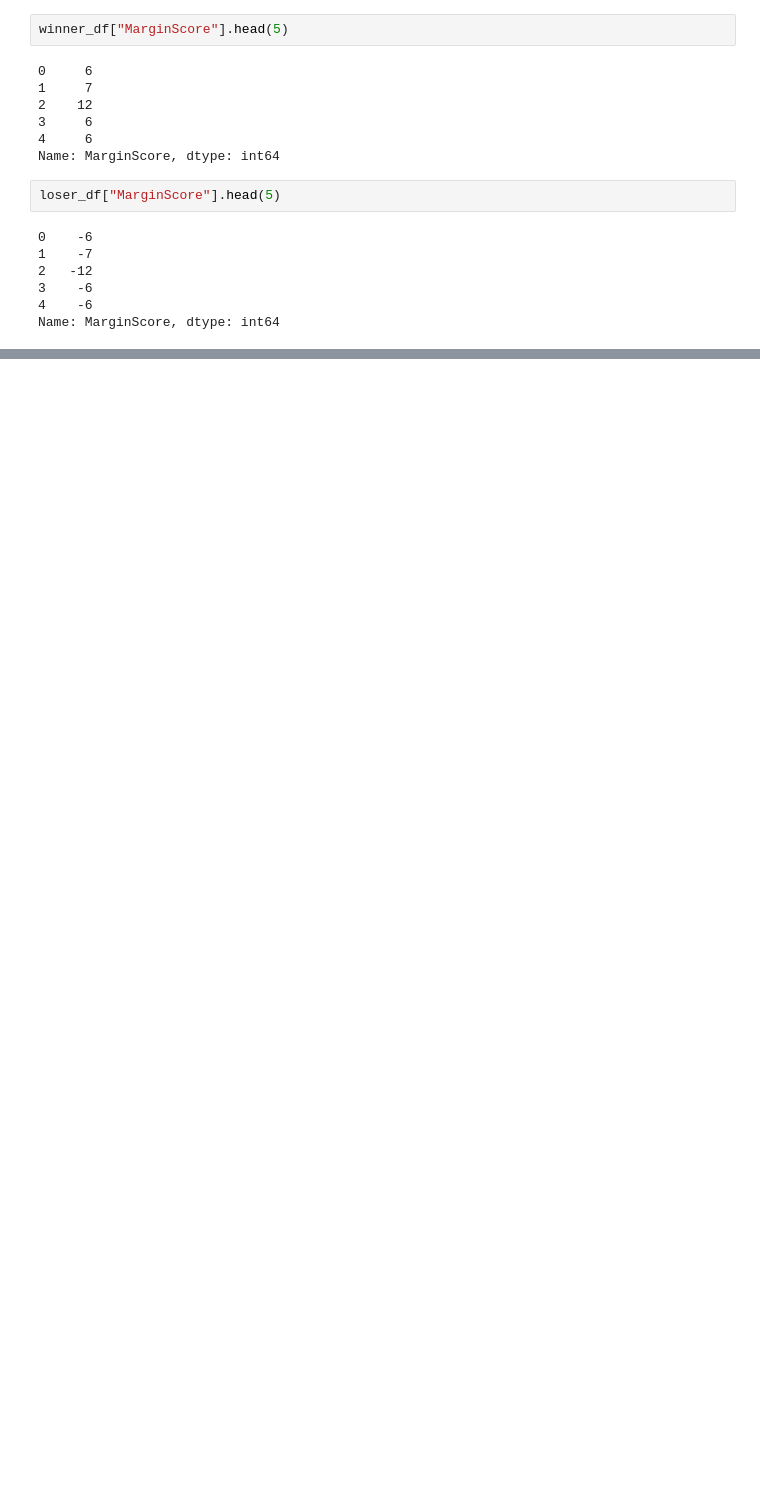
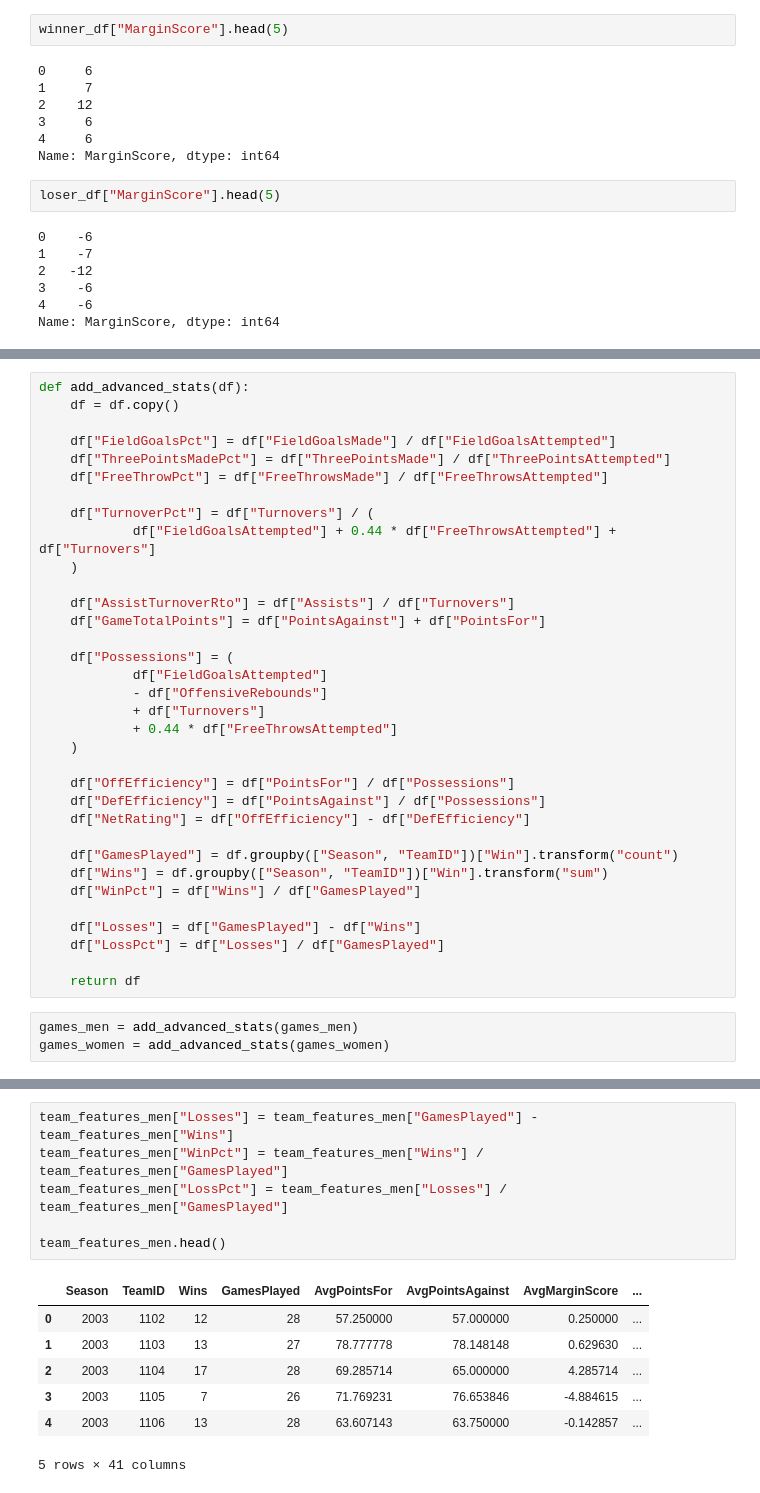
Before and after one commit to Barderus/MarchMadness-Kaggle, a Jupyter notebook: notebooks/EDA.ipynb, the cells around one changed output, grey strips where cells are left out. Saved outputs shown, nothing was run; the diff lists cells and outputs as text; blank space fills up the shorter version.

Commit message:
- Added women's features - Create a function to calculate all the advanced stats for both df - Added conference info to the df as well

```diff
--- a/notebooks/EDA.ipynb
+++ b/notebooks/EDA.ipynb
@@ -543,0 +367,37 @@ games_men["GamesPlayed"] = games_men.groupby(["Season", "TeamID"])["Win"].transf
+# %%
+def add_advanced_stats(df):
+    df = df.copy()
+
+    df["FieldGoalsPct"] = df["FieldGoalsMade"] / df["FieldGoalsAttempted"]
+    df["ThreePointsMadePct"] = df["ThreePointsMade"] / df["ThreePointsAttempted"]
+    df["FreeThrowPct"] = df["FreeThrowsMade"] / df["FreeThrowsAttempted"]
+
+    df["TurnoverPct"] = df["Turnovers"] / (
+            df["FieldGoalsAttempted"] + 0.44 * df["FreeThrowsAttempted"] + df["Turnovers"]
+    )
+
+    df["AssistTurnoverRto"] = df["Assists"] / df["Turnovers"]
+    df["GameTotalPoints"] = df["PointsAgainst"] + df["PointsFor"]
+
+    df["Possessions"] = (
+            df["FieldGoalsAttempted"]
+            - df["OffensiveRebounds"]
+            + df["Turnovers"]
+            + 0.44 * df["FreeThrowsAttempted"]
+    )
+
+    df["OffEfficiency"] = df["PointsFor"] / df["Possessions"]
+    df["DefEfficiency"] = df["PointsAgainst"] / df["Possessions"]
+    df["NetRating"] = df["OffEfficiency"] - df["DefEfficiency"]
+
+    df["GamesPlayed"] = df.groupby(["Season", "TeamID"])["Win"].transform("count")
+    df["Wins"] = df.groupby(["Season", "TeamID"])["Win"].transform("sum")
+    df["WinPct"] = df["Wins"] / df["GamesPlayed"]
+
+    df["Losses"] = df["GamesPlayed"] - df["Wins"]
+    df["LossPct"] = df["Losses"] / df["GamesPlayed"]
+
+    return df
+# %%
+games_men = add_advanced_stats(games_men)
+games_women = add_advanced_stats(games_women)
@@ -543,0 +491,14 @@ games_men["GamesPlayed"] = games_men.groupby(["Season", "TeamID"])["Win"].transf
+# %%
+team_features_men["Losses"] = team_features_men["GamesPlayed"] - team_features_men["Wins"]
+team_features_men["WinPct"] = team_features_men["Wins"] / team_features_men["GamesPlayed"]
+team_features_men["LossPct"] = team_features_men["Losses"] / team_features_men["GamesPlayed"]
+
+team_features_men.head()
+# %% [output]
+|  | Season | TeamID | Wins | GamesPlayed | AvgPointsFor | AvgPointsAgainst | AvgMarginScore | ... |
+| 0 | 2003 | 1102 | 12 | 28 | 57.250000 | 57.000000 | 0.250000 | ... |
+| 1 | 2003 | 1103 | 13 | 27 | 78.777778 | 78.148148 | 0.629630 | ... |
+| 2 | 2003 | 1104 | 17 | 28 | 69.285714 | 65.000000 | 4.285714 | ... |
+| 3 | 2003 | 1105 | 7 | 26 | 71.769231 | 76.653846 | -4.884615 | ... |
+| 4 | 2003 | 1106 | 13 | 28 | 63.607143 | 63.750000 | -0.142857 | ... |
+5 rows × 41 columns
```
Also changed, not shown: parts of 76 cells of this notebook.
